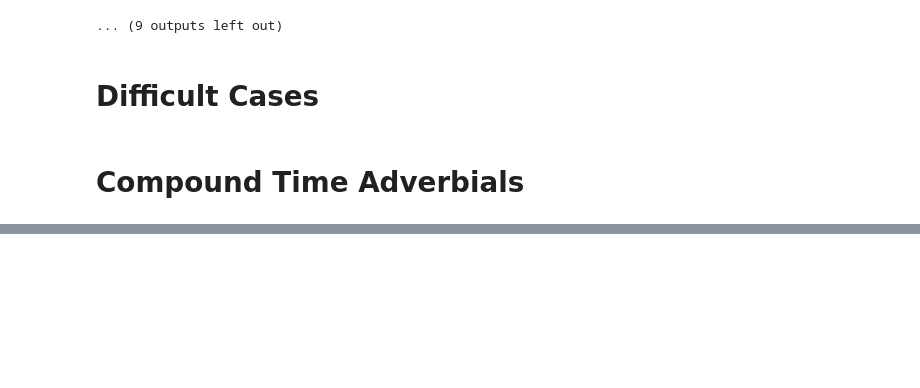
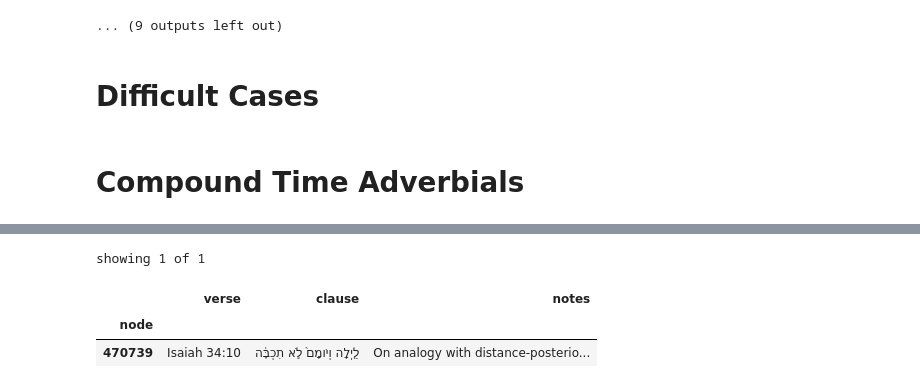
Before and after one commit to CambridgeSemiticsLab/BH_time_collocations, a Jupyter notebook: workflow/notebooks/analysis/sem_fspecies2.ipynb, the cells around one changed output, grey strips where cells are left out. Cells and saved outputs as stored; diff of their text form; code cells hidden in the pictures; blank space fills up the shorter version.

```diff
--- a/workflow/notebooks/analysis/sem_fspecies2.ipynb
+++ b/workflow/notebooks/analysis/sem_fspecies2.ipynb
@@ -151,0 +185,11 @@ showing 3 of 3
+# %%
+ts.show(
+    df[
+        (df.function == 'anterior_ext')
+    ],
+extra=['notes'])
+# %% [output]
+showing 1 of 1
+|  | verse | clause | notes |
+| node |  |  |  |
+| 470739 | Isaiah 34:10 | לַ֤יְלָה וְיֹומָם֙ לֹ֣א תִכְבֶּ֔ה | On analogy with distance-posterio... |
```
Also changed, not shown: parts of 5 cells of this notebook, 5 other files.
